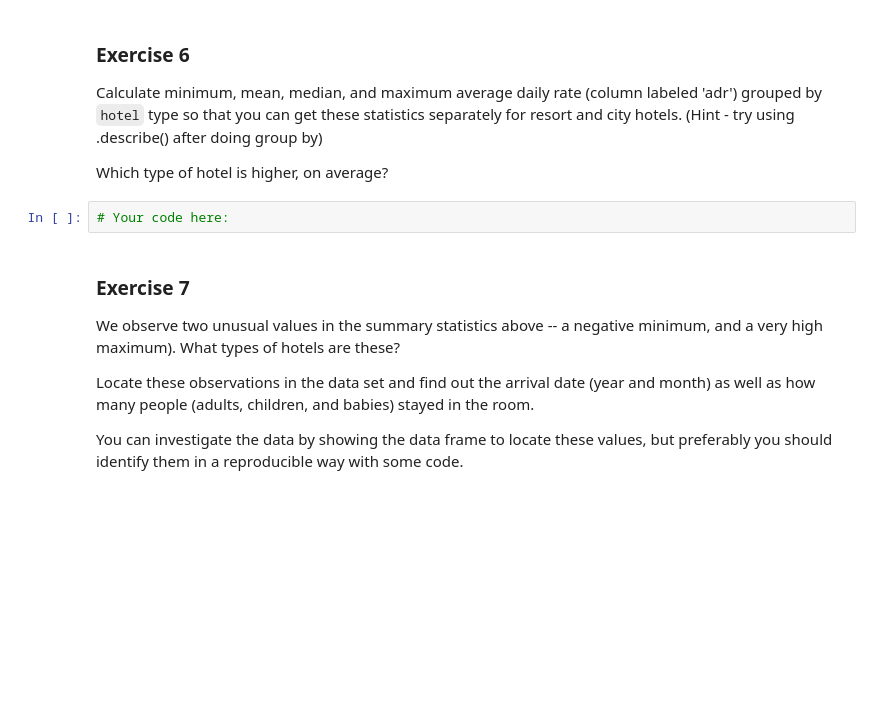
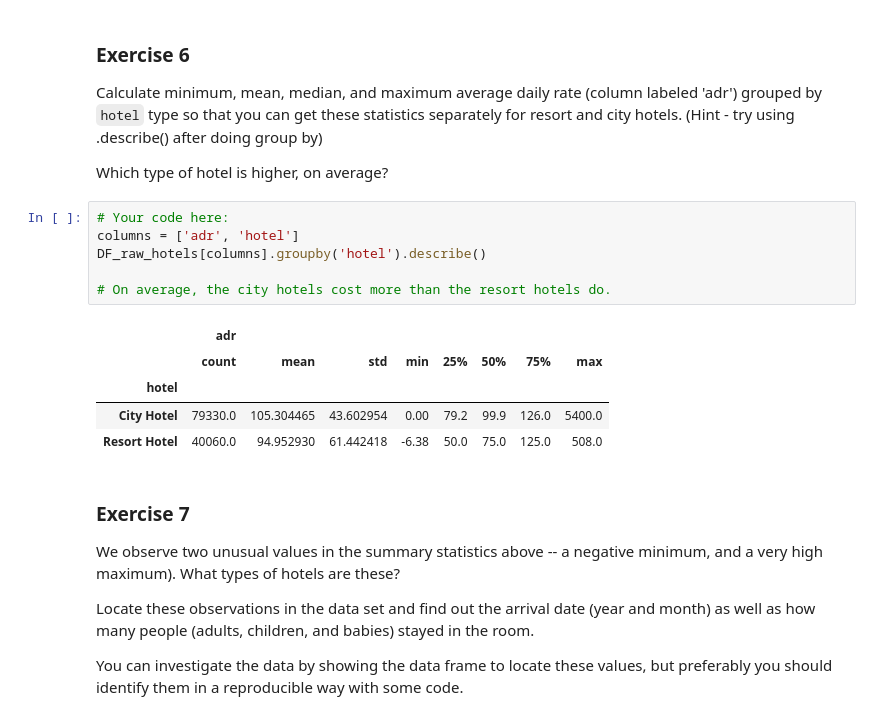
Before and after one commit to nortyroosa/Day6, a Jupyter notebook: Day6-HW.ipynb, the cells around one changed output. Cells and saved outputs as stored; diff of their text form; blank space fills up the shorter version.

```diff
--- a/Day6-HW.ipynb
+++ b/Day6-HW.ipynb
@@ -347,6 +380,16 @@ Calculate minimum, mean, median, and maximum average daily rate (column labeled
 Which type of hotel is higher, on average?
 # %%
 # Your code here:
+columns = ['adr', 'hotel']
+DF_raw_hotels[columns].groupby('hotel').describe()
+
+# On average, the city hotels cost more than the resort hotels do.
+# %% [output]
+|  | adr |  |  |  |  |  |  |  |
+|  | count | mean | std | min | 25% | 50% | 75% | max |
+| hotel |  |  |  |  |  |  |  |  |
+| City Hotel | 79330.0 | 105.304465 | 43.602954 | 0.00 | 79.2 | 99.9 | 126.0 | 5400.0 |
+| Resort Hotel | 40060.0 | 94.952930 | 61.442418 | -6.38 | 50.0 | 75.0 | 125.0 | 508.0 |
 # %% [markdown]
 ### Exercise 7
 
```
Also changed, not shown: parts of 6 cells of this notebook.
